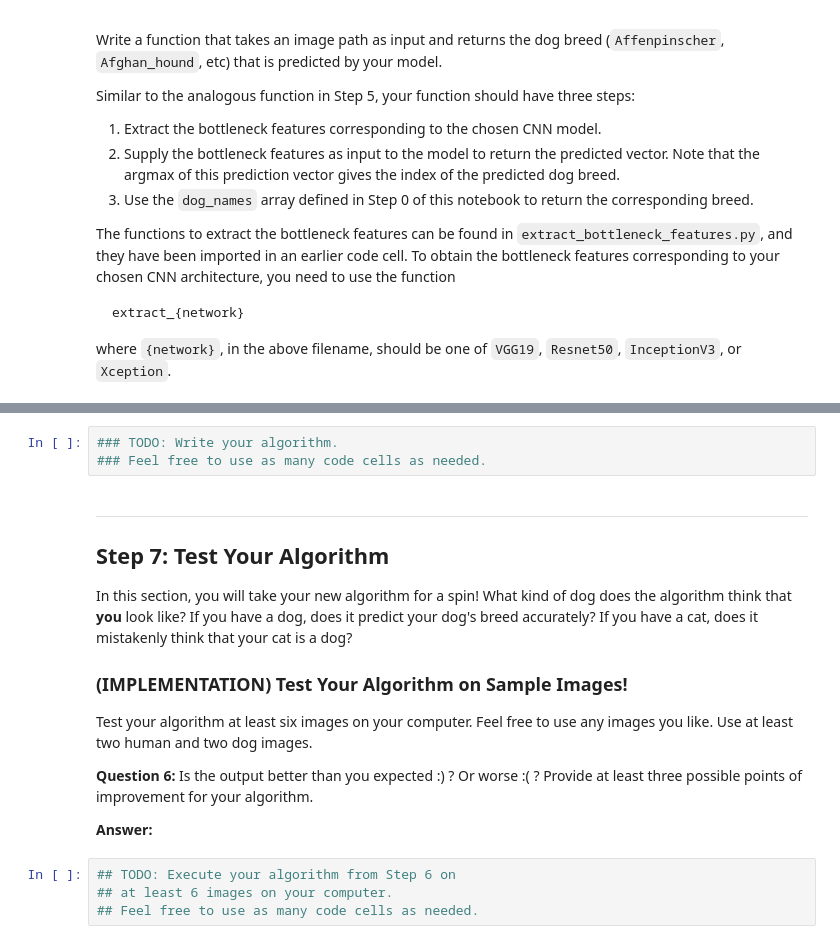
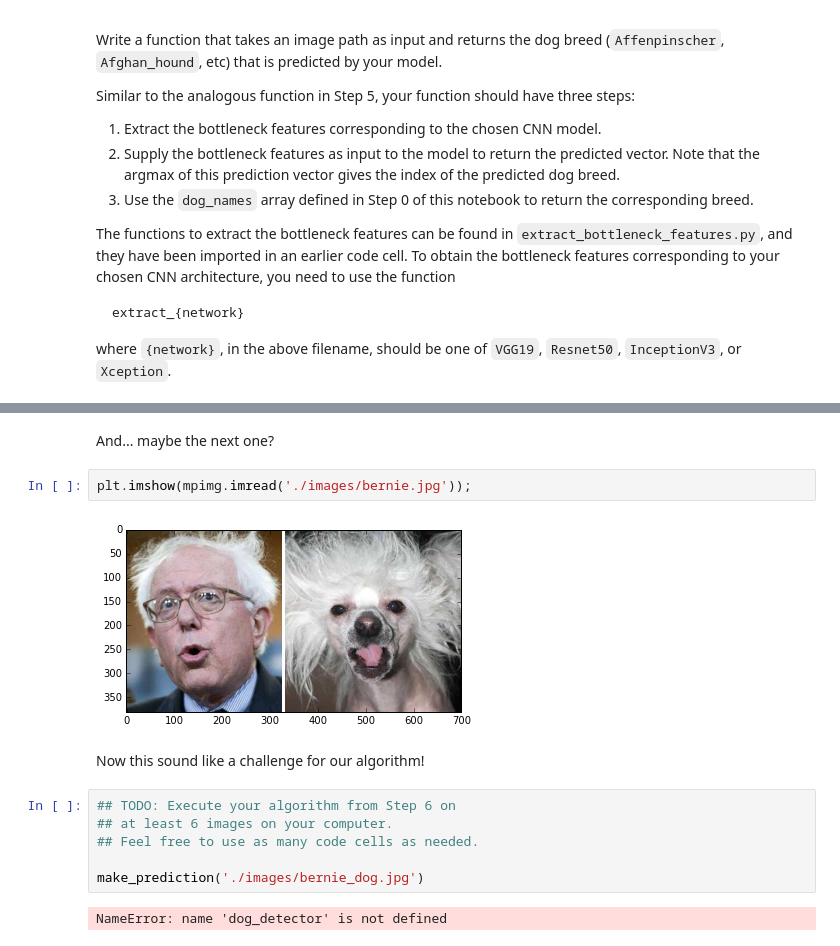
Before and after one commit to lmurtinho/dog-project, a Jupyter notebook: dog_app.ipynb, the cells around one changed output, grey strips where cells are left out. Cells and saved outputs as stored; diff of their text form.

```diff
--- a/dog_app.ipynb
+++ b/dog_app.ipynb
@@ -686,21 +755,16 @@ Some sample output for our algorithm is provided below, but feel free to design
+# %% [markdown]
+And... maybe the next one?
+# %%
+plt.imshow(mpimg.imread('./images/bernie.jpg'));
+# %% [output]
+[figure, added]
+# %% [markdown]
+Now this sound like a challenge for our algorithm!
 # %%
-### TODO: Write your algorithm.
-### Feel free to use as many code cells as needed.
+## TODO: Execute your algorithm from Step 6 on
+## at least 6 images on your computer.
+## Feel free to use as many code cells as needed.
+
+make_prediction('./images/bernie_dog.jpg')
+# %% [output]
+NameError: name 'dog_detector' is not defined
-# %% [markdown]
----
-<a id='step7'></a>
-## Step 7: Test Your Algorithm
-
-In this section, you will take your new algorithm for a spin!  What kind of dog does the algorithm think that __you__ look like?  If you have a dog, does it predict your dog's breed accurately?  If you have a cat, does it mistakenly think that your cat is a dog?
-
-### (IMPLEMENTATION) Test Your Algorithm on Sample Images!
-
-Test your algorithm at least six images on your computer.  Feel free to use any images you like.  Use at least two human and two dog images.
-
-__Question 6:__ Is the output better than you expected :) ?  Or worse :( ?  Provide at least three possible points of improvement for your algorithm.
-
-__Answer:__
-# %%
-## TODO: Execute your algorithm from Step 6 on
-## at least 6 images on your computer.
-## Feel free to use as many code cells as needed.
```
Also changed, not shown: parts of 8 cells of this notebook, 9 other files.
